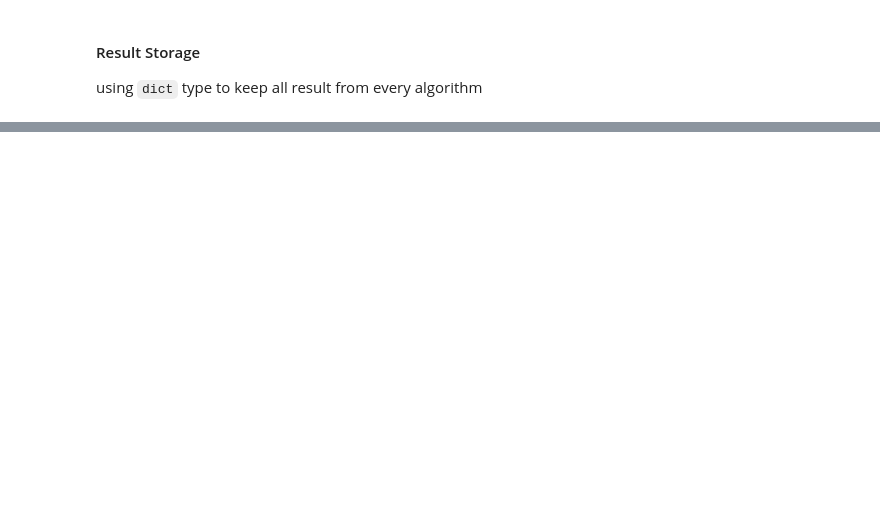
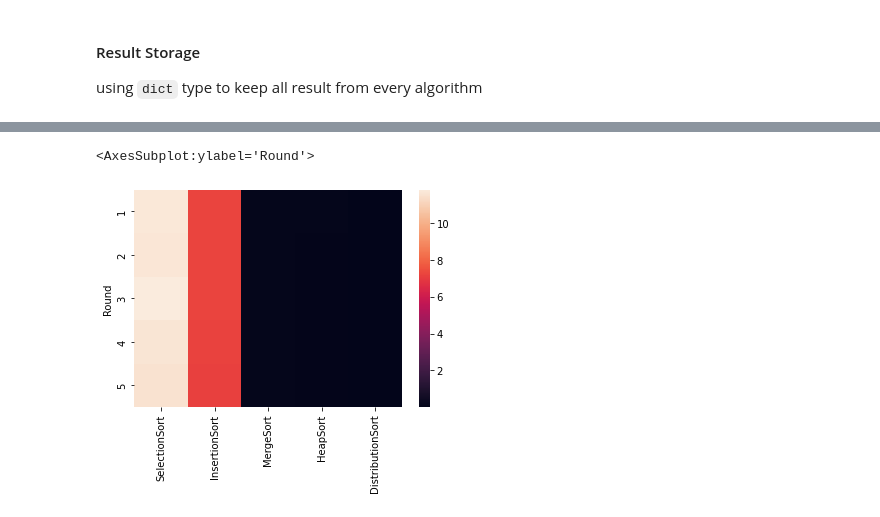
Before and after one commit to WTFPUn/Algorithm-Eff, a Jupyter notebook: SortingExperiment.ipynb, the cells around one changed output, grey strips where cells are left out. Saved outputs shown, nothing was run; the diff lists cells and outputs as text; code cells hidden in the pictures; blank space fills up the shorter version.

```diff
--- a/SortingExperiment.ipynb
+++ b/SortingExperiment.ipynb
@@ -579,0 +1394,6 @@ array([80, 82, 82, 99, 85, 87, 99,  0,  0,  0, 80])
+# %%
+for i in range(1, 5):
+  begin = time.time()
+  EveryResult10K[i]['DistributionSort']['normalSample']['output'], EveryResult10K[i]['DistributionSort']['normalSample']['compare'] = DistributionSort(NormalSampleSet10K[i], min(NormalSampleSet10K[i]), max(NormalSampleSet10K[i]))
+  end = time.time()
+  EveryResult10K[i]['DistributionSort']['normalSample']['time'] = end-begin
@@ -579,0 +1402,5 @@ array([80, 82, 82, 99, 85, 87, 99,  0,  0,  0, 80])
+# %%
+begin = time.time()
+EveryResult10K[0]['DistributionSort']['distributeSample']['output'], EveryResult10K[0]['DistributionSort']['distributeSample']['compare'] = DistributionSort(DistributeSampleSet10K[0],int(min(DistributeSampleSet10K[0])), int(max(DistributeSampleSet10K[0])))
+end = time.time()
+EveryResult10K[0]['DistributionSort']['distributeSample']['time'] = end-begin
@@ -579,0 +1411,7 @@ array([80, 82, 82, 99, 85, 87, 99,  0,  0,  0, 80])
+# %%
+for i in range(1, 5):
+  begin = time.time()
+  EveryResult10K[i]['DistributionSort']['distributeSample']['output'], EveryResult10K[i]['DistributionSort']['distributeSample']['compare'] = DistributionSort(DistributeSampleSet10K[i],int(min(DistributeSampleSet10K[i])), int(max(DistributeSampleSet10K[i])))
+  end = time.time()
+  EveryResult10K[i]['DistributionSort']['distributeSample']['time'] = end-begin
+  print(EveryResult10K[i]['DistributionSort']['distributeSample']['time'])
@@ -579,0 +1503,11 @@ array([80, 82, 82, 99, 85, 87, 99,  0,  0,  0, 80])
+# %%
+Normal3rdTime = [
+[1,EveryResult10K[0]['SelectionSort']['normalSample']['time'], EveryResult10K[0]['InsertionSort']['normalSample']['time'], EveryResult10K[0]['MergeSort']['normalSample']['time'], EveryResult10K[0]['HeapSort']['normalSample']['time'], EveryResult10K[0]['DistributionSort']['normalSample']['time']],
+[2,EveryResult10K[1]['SelectionSort']['normalSample']['time'], EveryResult10K[1]['InsertionSort']['normalSample']['time'], EveryResult10K[1]['MergeSort']['normalSample']['time'], EveryResult10K[1]['HeapSort']['normalSample']['time'], EveryResult10K[1]['DistributionSort']['normalSample']['time']],
+[3,EveryResult10K[2]['SelectionSort']['normalSample']['time'], EveryResult10K[2]['InsertionSort']['normalSample']['time'], EveryResult10K[2]['MergeSort']['normalSample']['time'], EveryResult10K[2]['HeapSort']['normalSample']['time'], EveryResult10K[2]['DistributionSort']['normalSample']['time']],
+[4,EveryResult10K[3]['SelectionSort']['normalSample']['time'], EveryResult10K[3]['InsertionSort']['normalSample']['time'], EveryResult10K[3]['MergeSort']['normalSample']['time'], EveryResult10K[3]['HeapSort']['normalSample']['time'], EveryResult10K[3]['DistributionSort']['normalSample']['time']],
+[5,EveryResult10K[4]['SelectionSort']['normalSample']['time'], EveryResult10K[4]['InsertionSort']['normalSample']['time'], EveryResult10K[4]['MergeSort']['normalSample']['time'], EveryResult10K[4]['HeapSort']['normalSample']['time'], EveryResult10K[4]['DistributionSort']['normalSample']['time']]
+]
+dfNormal3rdTime = pd.DataFrame(Normal3rdTime, columns=['Round', 'SelectionSort', 'InsertionSort', 'MergeSort', 'HeapSort', 'DistributionSort'])
+dfNormal3rdTime = dfNormal3rdTime.set_index(['Round'])
+dfNormal3rdTime
@@ -579,0 +1522,5 @@ array([80, 82, 82, 99, 85, 87, 99,  0,  0,  0, 80])
+# %%
+sns.heatmap(dfNormal3rdTime)
+# %% [output]
+<AxesSubplot:ylabel='Round'>
+[figure, added]
```
Also changed, not shown: parts of 252 cells of this notebook.
